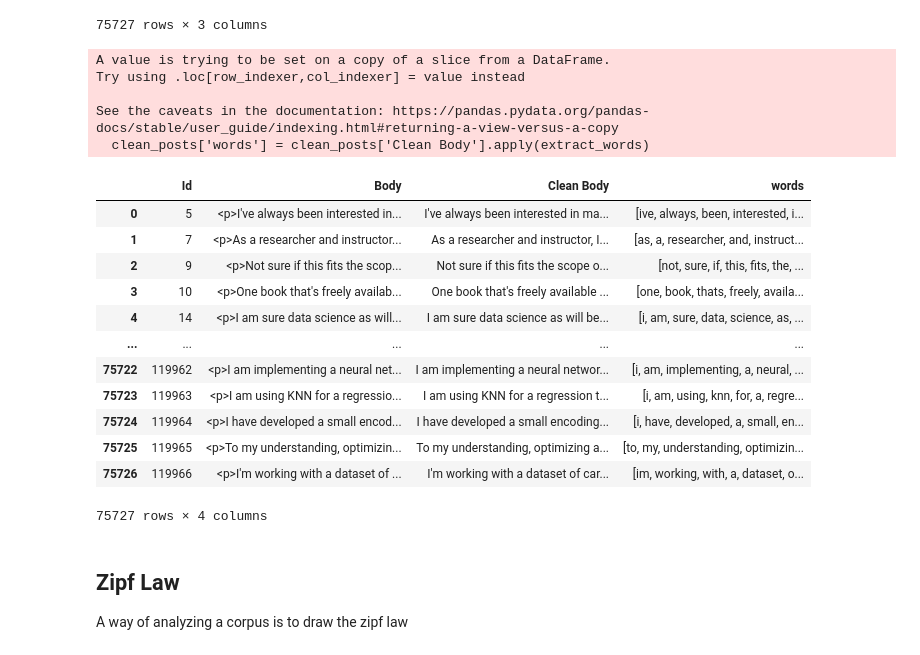
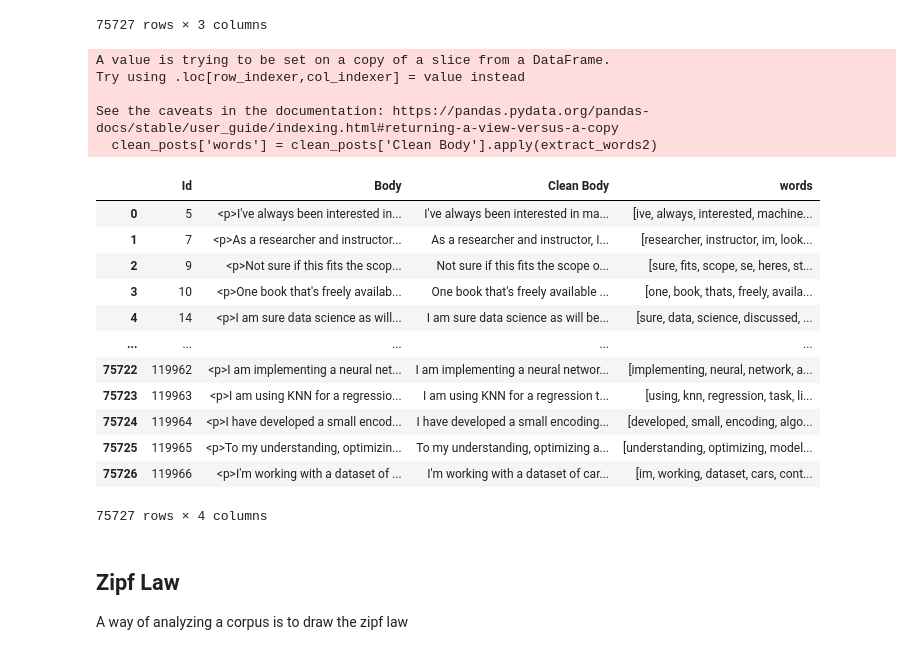
Before and after one commit to Desliny/EI_ST4, a Jupyter notebook: Notebook_jour_2.ipynb, the cells around one changed output. Cells and saved outputs as stored; diff of their text form; code cells hidden in the pictures.

```diff
--- a/Notebook_jour_2.ipynb
+++ b/Notebook_jour_2.ipynb
@@ -175,28 +184,33 @@ See the caveats in the documentation: https://pandas.pydata.org/pandas-docs/stab
 | 75725 | 119965 | <p>To my understanding, optimizin... | To my understanding, optimizing a... |
 | 75726 | 119966 | <p>I'm working with a dataset of ... | I'm working with a dataset of car... |
 75727 rows × 3 columns
-# %%
-clean_posts['words'] = clean_posts['Clean Body'].apply(extract_words)
-clean_posts
-# %% [output]
-A value is trying to be set on a copy of a slice from a DataFrame.
-Try using .loc[row_indexer,col_indexer] = value instead
-
-See the caveats in the documentation: https://pandas.pydata.org/pandas-docs/stable/user_guide/indexing.html#returning-a-view-versus-a-copy
-  clean_posts['words'] = clean_posts['Clean Body'].apply(extract_words)
-|  | Id | Body | Clean Body | words |
-| 0 | 5 | <p>I've always been interested in... | I've always been interested in ma... | [ive, always, been, interested, i... |
-| 1 | 7 | <p>As a researcher and instructor... | As a researcher and instructor, I... | [as, a, researcher, and, instruct... |
-| 2 | 9 | <p>Not sure if this fits the scop... | Not sure if this fits the scope o... | [not, sure, if, this, fits, the, ... |
-| 3 | 10 | <p>One book that's freely availab... | One book that's freely available ... | [one, book, thats, freely, availa... |
-| 4 | 14 | <p>I am sure data science as will... | I am sure data science as will be... | [i, am, sure, data, science, as, ... |
-| ... | ... | ... | ... | ... |
-| 75722 | 119962 | <p>I am implementing a neural net... | I am implementing a neural networ... | [i, am, implementing, a, neural, ... |
-| 75723 | 119963 | <p>I am using KNN for a regressio... | I am using KNN for a regression t... | [i, am, using, knn, for, a, regre... |
-| 75724 | 119964 | <p>I have developed a small encod... | I have developed a small encoding... | [i, have, developed, a, small, en... |
-| 75725 | 119965 | <p>To my understanding, optimizin... | To my understanding, optimizing a... | [to, my, understanding, optimizin... |
-| 75726 | 119966 | <p>I'm working with a dataset of ... | I'm working with a dataset of car... | [im, working, with, a, dataset, o... |
-75727 rows × 4 columns
+# %%
+def extract_words2(text):
+  L=extract_words(text)
+  L=remove_stop_words(L)
+  return L
+
+clean_posts['words'] = clean_posts['Clean Body'].apply(extract_words2)
+clean_posts
+# %% [output]
+A value is trying to be set on a copy of a slice from a DataFrame.
+Try using .loc[row_indexer,col_indexer] = value instead
+
+See the caveats in the documentation: https://pandas.pydata.org/pandas-docs/stable/user_guide/indexing.html#returning-a-view-versus-a-copy
+  clean_posts['words'] = clean_posts['Clean Body'].apply(extract_words2)
+|  | Id | Body | Clean Body | words |
+| 0 | 5 | <p>I've always been interested in... | I've always been interested in ma... | [ive, always, interested, machine... |
+| 1 | 7 | <p>As a researcher and instructor... | As a researcher and instructor, I... | [researcher, instructor, im, look... |
+| 2 | 9 | <p>Not sure if this fits the scop... | Not sure if this fits the scope o... | [sure, fits, scope, se, heres, st... |
+| 3 | 10 | <p>One book that's freely availab... | One book that's freely available ... | [one, book, thats, freely, availa... |
+| 4 | 14 | <p>I am sure data science as will... | I am sure data science as will be... | [sure, data, science, discussed, ... |
+| ... | ... | ... | ... | ... |
+| 75722 | 119962 | <p>I am implementing a neural net... | I am implementing a neural networ... | [implementing, neural, network, a... |
+| 75723 | 119963 | <p>I am using KNN for a regressio... | I am using KNN for a regression t... | [using, knn, regression, task, li... |
+| 75724 | 119964 | <p>I have developed a small encod... | I have developed a small encoding... | [developed, small, encoding, algo... |
+| 75725 | 119965 | <p>To my understanding, optimizin... | To my understanding, optimizing a... | [understanding, optimizing, model... |
+| 75726 | 119966 | <p>I'm working with a dataset of ... | I'm working with a dataset of car... | [im, working, dataset, cars, cont... |
+75727 rows × 4 columns
 # %% [markdown]
 ## Zipf Law
 
```
Also changed, not shown: parts of 15 cells of this notebook.
